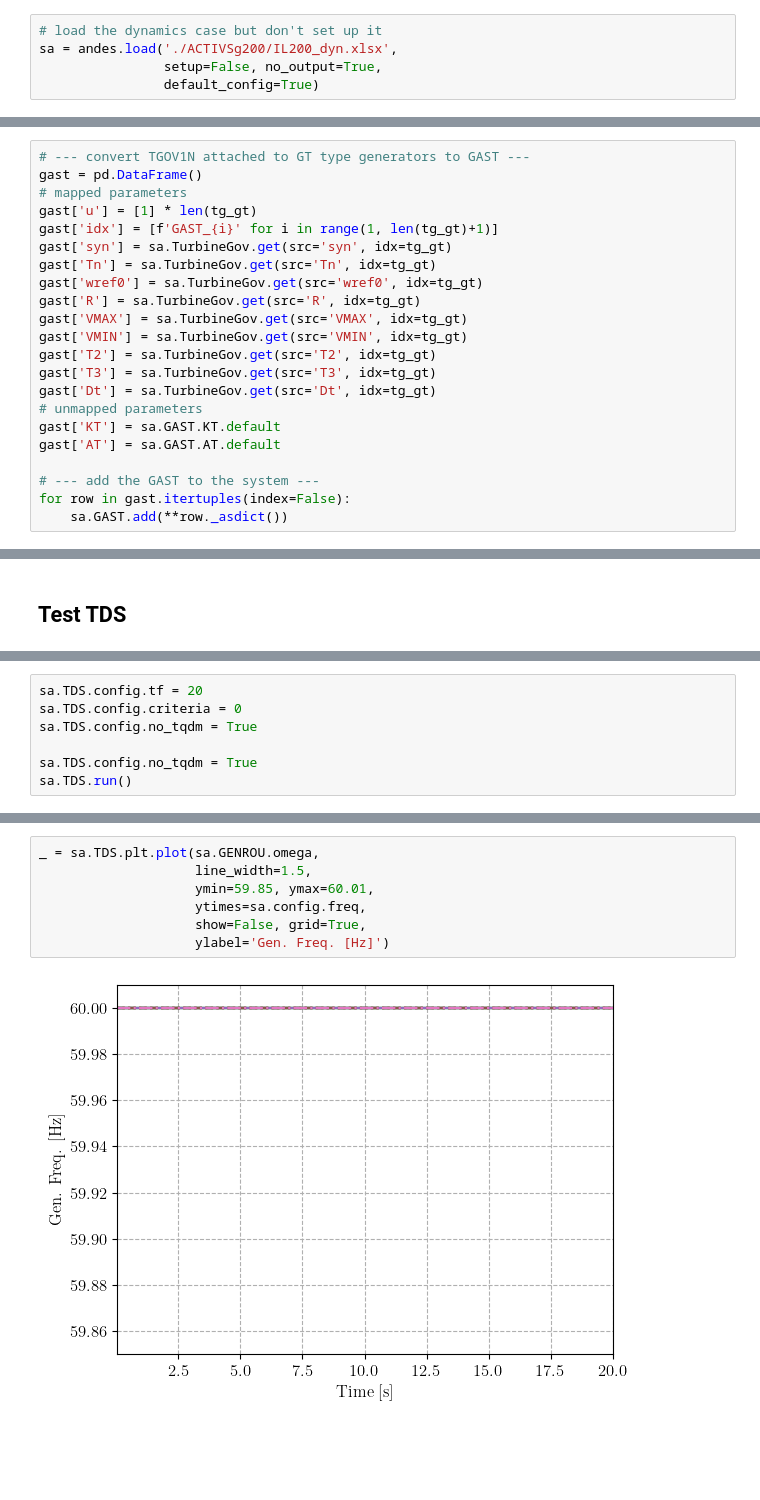
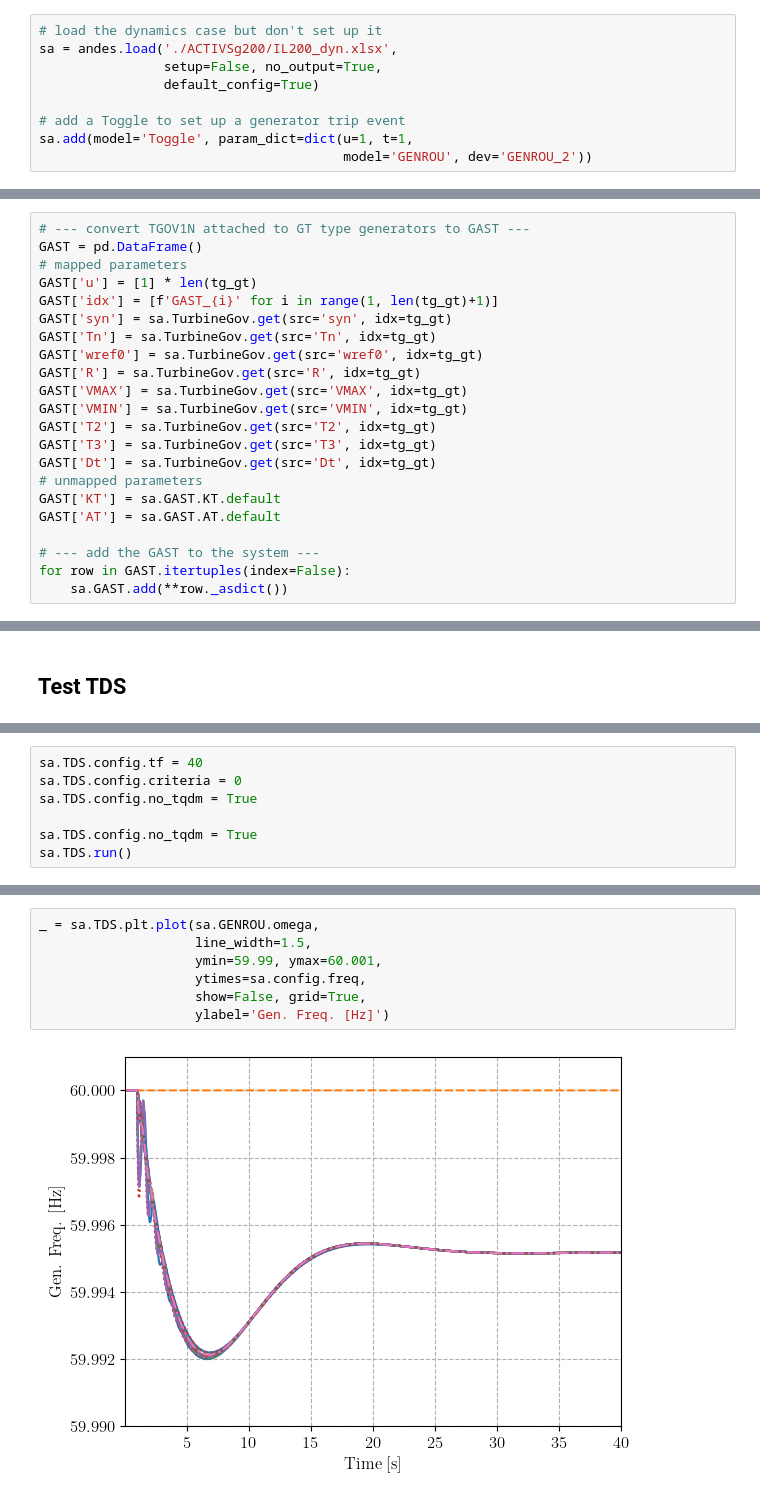
Before and after one commit to jinningwang/thermal_inertia, a Jupyter notebook: DynamicCasePrepare.ipynb, the cells around one changed output, grey strips where cells are left out. Saved outputs shown, nothing was run; the diff lists cells and outputs as text; blank space fills up the shorter version.

```diff
--- a/DynamicCasePrepare.ipynb
+++ b/DynamicCasePrepare.ipynb
@@ -59,6 +59,10 @@ To better represent the dynamic behavior, following replacements are made:
 sa = andes.load('./ACTIVSg200/IL200_dyn.xlsx',
                 setup=False, no_output=True,
                 default_config=True)
+
+# add a Toggle to set up a generator trip event
+sa.add(model='Toggle', param_dict=dict(u=1, t=1,
+                                       model='GENROU', dev='GENROU_2'))
 # %% [output]
 Working directory: "/Users/jinningwang/work/turbinegov"
 > Reloaded generated Python code of module "pycode".
@@ -172,23 +177,23 @@ for row in ieeeg1.itertuples(index=False):
 Unmapped parameters: Kt, At
 # %%
 # --- convert TGOV1N attached to GT type generators to GAST ---
-gast = pd.DataFrame()
+GAST = pd.DataFrame()
 # mapped parameters
-gast['u'] = [1] * len(tg_gt)
-gast['idx'] = [f'GAST_{i}' for i in range(1, len(tg_gt)+1)]
-gast['syn'] = sa.TurbineGov.get(src='syn', idx=tg_gt)
-gast['Tn'] = sa.TurbineGov.get(src='Tn', idx=tg_gt)
-gast['wref0'] = sa.TurbineGov.get(src='wref0', idx=tg_gt)
-gast['R'] = sa.TurbineGov.get(src='R', idx=tg_gt)
-gast['VMAX'] = sa.TurbineGov.get(src='VMAX', idx=tg_gt)
-gast['VMIN'] = sa.TurbineGov.get(src='VMIN', idx=tg_gt)
-gast['T2'] = sa.TurbineGov.get(src='T2', idx=tg_gt)
-gast['T3'] = sa.TurbineGov.get(src='T3', idx=tg_gt)
-gast['Dt'] = sa.TurbineGov.get(src='Dt', idx=tg_gt)
+GAST['u'] = [1] * len(tg_gt)
+GAST['idx'] = [f'GAST_{i}' for i in range(1, len(tg_gt)+1)]
+GAST['syn'] = sa.TurbineGov.get(src='syn', idx=tg_gt)
+GAST['Tn'] = sa.TurbineGov.get(src='Tn', idx=tg_gt)
+GAST['wref0'] = sa.TurbineGov.get(src='wref0', idx=tg_gt)
+GAST['R'] = sa.TurbineGov.get(src='R', idx=tg_gt)
+GAST['VMAX'] = sa.TurbineGov.get(src='VMAX', idx=tg_gt)
+GAST['VMIN'] = sa.TurbineGov.get(src='VMIN', idx=tg_gt)
+GAST['T2'] = sa.TurbineGov.get(src='T2', idx=tg_gt)
+GAST['T3'] = sa.TurbineGov.get(src='T3', idx=tg_gt)
+GAST['Dt'] = sa.TurbineGov.get(src='Dt', idx=tg_gt)
 # unmapped parameters
-gast['KT'] = sa.GAST.KT.default
-gast['AT'] = sa.GAST.AT.default
+GAST['KT'] = sa.GAST.KT.default
+GAST['AT'] = sa.GAST.AT.default
 
 # --- add the GAST to the system ---
-for row in gast.itertuples(index=False):
+for row in GAST.itertuples(index=False):
     sa.GAST.add(**row._asdict())
@@ -239,6 +252,6 @@ Initialization for dynamics completed in 0.0226 seconds.
 Initialization was successful.
 # %%
-sa.TDS.config.tf = 20
+sa.TDS.config.tf = 40
 sa.TDS.config.criteria = 0
 sa.TDS.config.no_tqdm = True
 
@@ -254,9 +268,9 @@ True
 # %%
 _ = sa.TDS.plt.plot(sa.GENROU.omega,
                     line_width=1.5,
-                    ymin=59.85, ymax=60.01,
+                    ymin=59.99, ymax=60.001,
                     ytimes=sa.config.freq,
                     show=False, grid=True,
                     ylabel='Gen. Freq. [Hz]')
 # %% [output]
-[figure, old version]
+[figure, new version]
```
Also changed, not shown: parts of 10 cells of this notebook, 1 other file.
